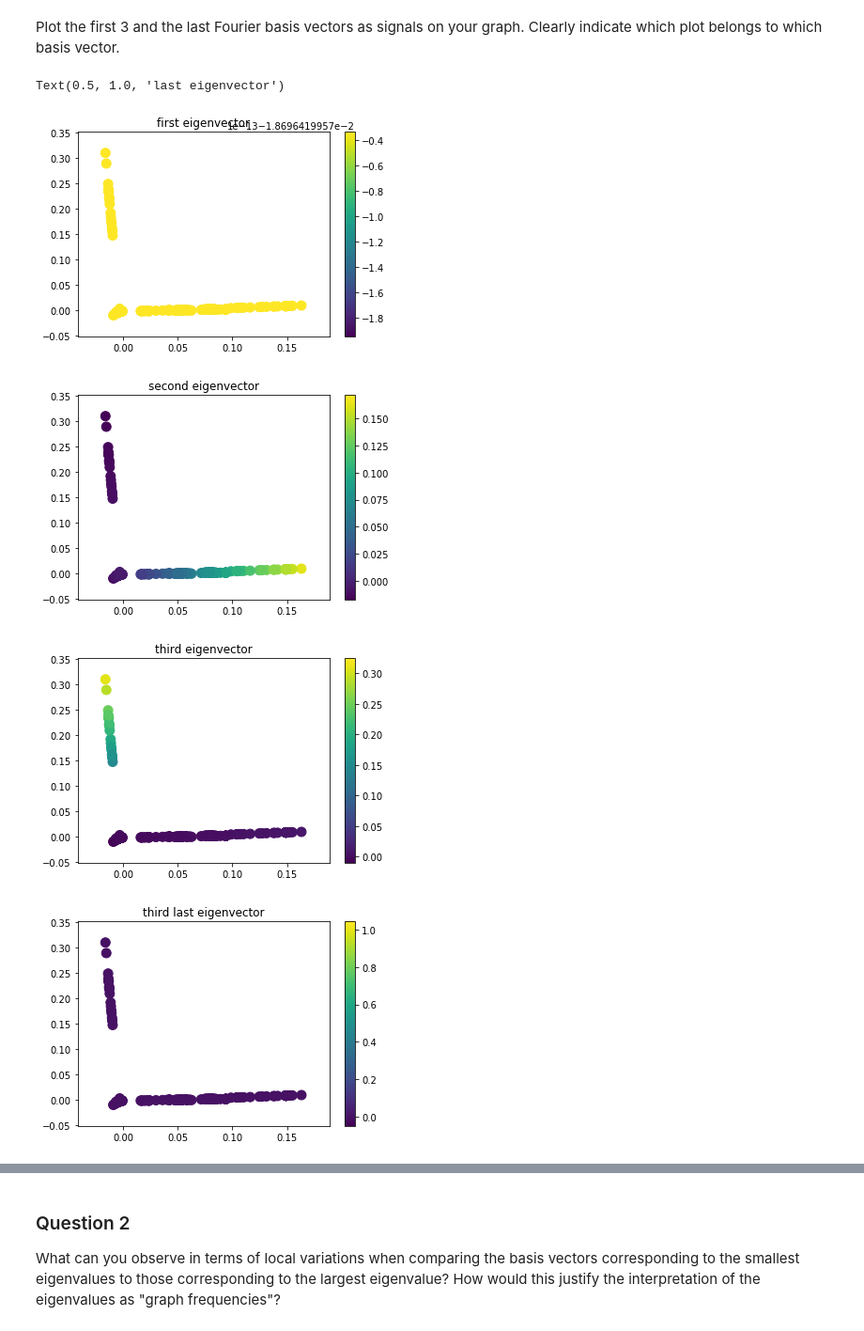
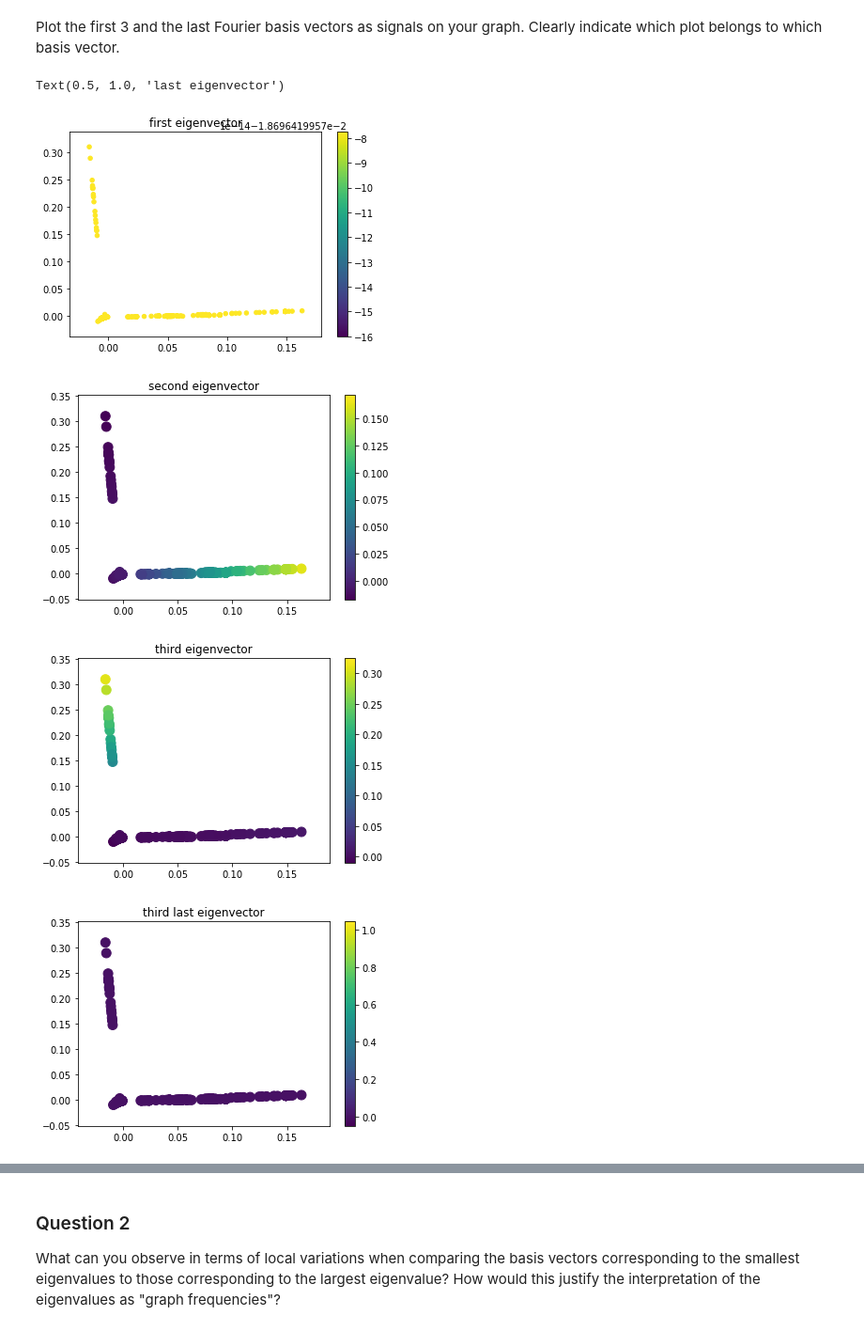
Before and after one commit to dsalathe/group_ntds, a Jupyter notebook: 4_graph_signal_processing.ipynb, the cells around one changed output, grey strips where cells are left out. Shown at 94% size. Saved outputs shown, nothing was run; the diff lists cells and outputs as text; code cells hidden in the pictures.

```diff
--- a/4_graph_signal_processing.ipynb
+++ b/4_graph_signal_processing.ipynb
@@ -183,26 +167,27 @@ e, U = scipy.linalg.eigh(laplacian_c)
 Plot the first 3 and the last Fourier basis vectors as signals on your graph. Clearly indicate which plot belongs to which basis vector.
 # %%
 import pygsp as pg
-graph = pg.graphs.Graph(adjacency_c)
+graph1 = pg.graphs.Graph(adjacency_c)
+graph2 = pg.graphs.Graph(adjacency_c)
 # %%
-graph.set_coordinates(U[:, 1:3])  # Laplacian eigenmaps.
-#graph.set_coordinates('spring')  # Force-directed layout.
+graph1.set_coordinates(U[:, 1:3])  # Laplacian eigenmaps.
+graph2.set_coordinates('spring')  # Force-directed layout.
 # %%
-graph.plot_signal(U[:, 0])
+graph1.plot_signal(U[:, 0], vertex_size = 20)
 plt.title("first eigenvector")
-graph.plot_signal(U[:, 1])
+graph1.plot_signal(U[:, 1])
 plt.title("second eigenvector")
-graph.plot_signal(U[:, 2])
+graph1.plot_signal(U[:, 2])
 plt.title("third eigenvector")
-graph.plot_signal(U[:, -3])
+graph1.plot_signal(U[:, -3])
 plt.title("third last eigenvector")
-graph.plot_signal(U[:, -2])
+graph1.plot_signal(U[:, -2])
 plt.title("second last eigenvector")
-graph.plot_signal(U[:, -1])
+graph1.plot_signal(U[:, -1])
 plt.title("last eigenvector")
 # %% [output]
 Text(0.5, 1.0, 'last eigenvector')
-[figure, old version]
+[figure, new version]
 [figure]
 [figure]
 [figure]
```
Also changed, not shown: parts of 17 cells of this notebook.
